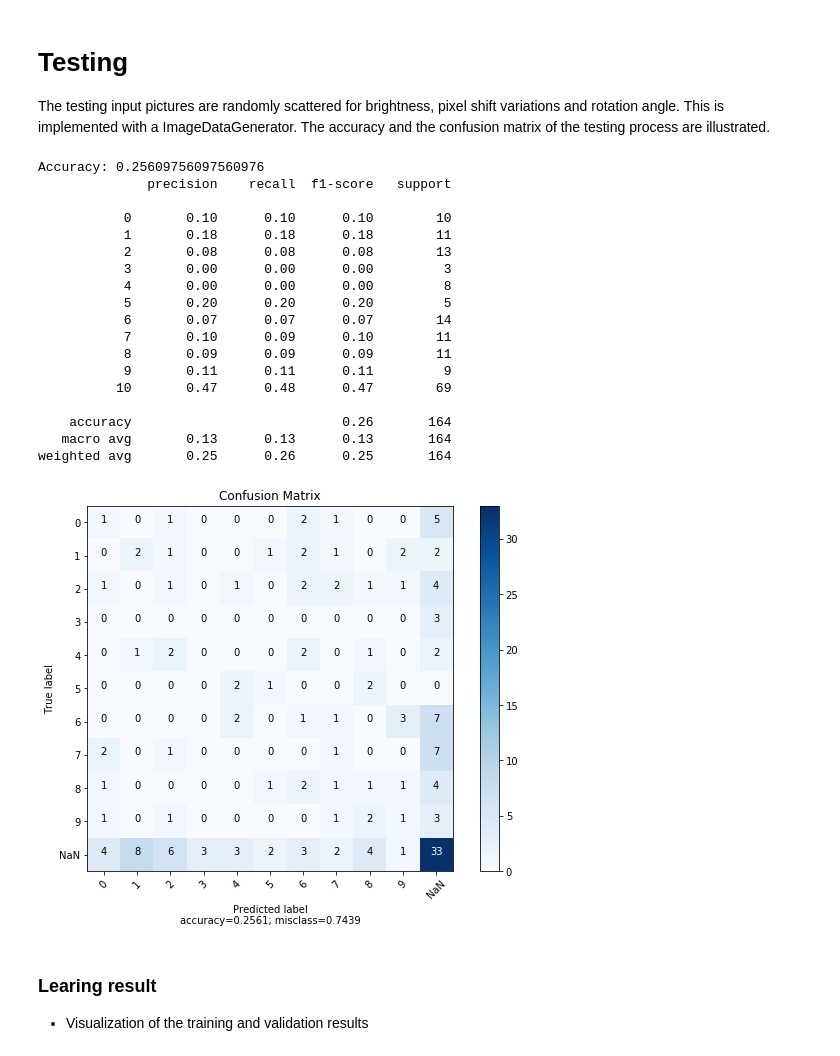
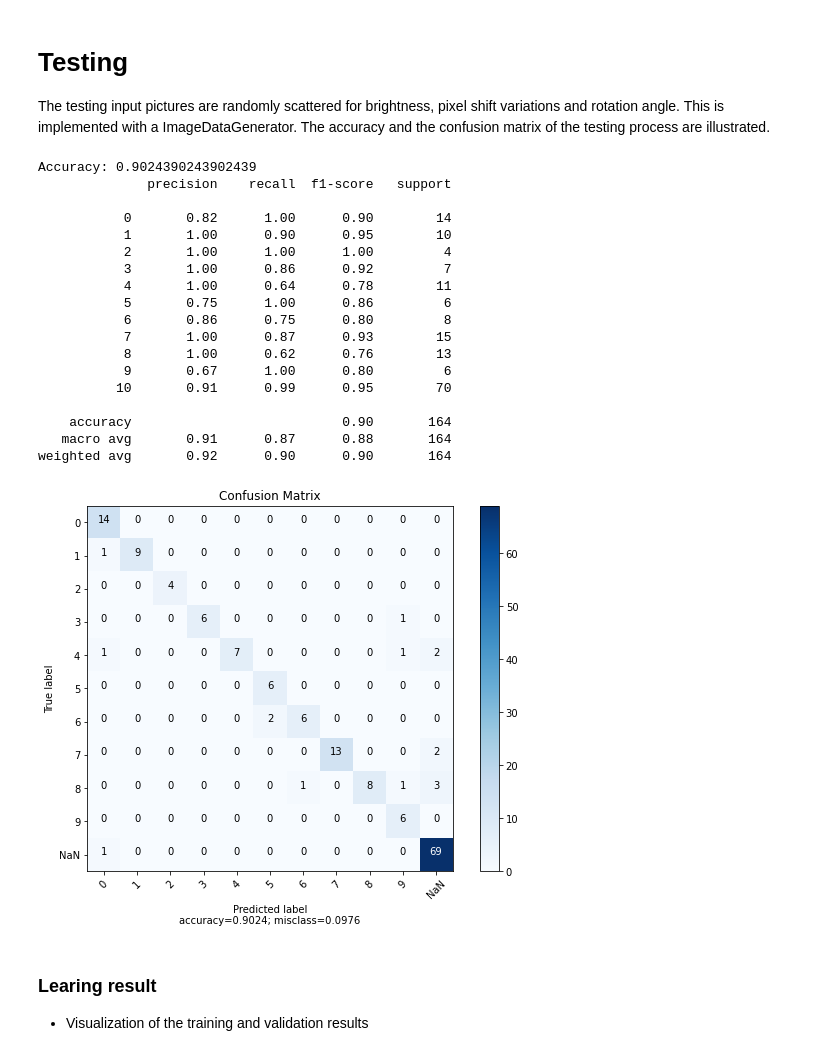
Before and after one commit to dmjimenezbravo/neural-network-digital-counter-readout, a Jupyter notebook: Train_CNN_Digital-Readout-Small-v3.ipynb, the cells around one changed output. Cells and saved outputs as stored; diff of their text form; code cells hidden in the pictures.

Commit message:
Update Train_CNN_Digital-Readout-Small-v3.ipynb
I have updated the notebook.

```diff
--- a/Train_CNN_Digital-Readout-Small-v3.ipynb
+++ b/Train_CNN_Digital-Readout-Small-v3.ipynb
@@ -239,6 +239,6 @@ if (Training_Percentage > 0):
     validation_iterator = datagen.flow(X_val, y_val, batch_size=Batch_Size)
     history = model.fit_generator(train_iterator, validation_data = validation_iterator, epochs = Epoch_Anz)
 else:
-    train_iterator = datagen.flow(x_data, y_data, batch_size=Batch_Size)
+    train_iterator = datagen.flow(x_train, y_train, batch_size=Batch_Size)
     history = model.fit_generator(train_iterator, epochs = Epoch_Anz)
 # %% [output]
@@ -266,35 +266,35 @@ The accuracy and the confusion matrix of the testing process are illustrated.
 # %%
 if (Testing_Percentage > 0):
     #class_names = ["0", "1", "2", "3", "4", "5", "6", "7", "8", "9", "NaN"]
-    test_iterator = datagen.flow(X_test, y_test, batch_size=Batch_Size)
-    y_pred = model.predict_generator(test_iterator)
-
+    #test_iterator = datagen.flow(X_test, y_test, batch_size=Batch_Size)
+    #y_pred = model.predict_generator(test_iterator)
+    y_pred = model.predict(X_test)
     print('Accuracy: ' + str(accuracy_score(np.argmax(y_test, axis=1), np.argmax(y_pred, axis=1))))
     print(classification_report(np.argmax(y_test, axis=1), np.argmax(y_pred, axis=1)))
     plot_confusion_matrix(cm           = confusion_matrix(np.argmax(y_test, axis=1), np.argmax(y_pred, axis=1)),
                       normalize    = False,
                       target_names = subdir,
                       title        = "Confusion Matrix")
 # %% [output]
-Accuracy: 0.25609756097560976
+Accuracy: 0.9024390243902439
               precision    recall  f1-score   support
 
-           0       0.10      0.10      0.10        10
-           1       0.18      0.18      0.18        11
-           2       0.08      0.08      0.08        13
-           3       0.00      0.00      0.00         3
-           4       0.00      0.00      0.00         8
-           5       0.20      0.20      0.20         5
-           6       0.07      0.07      0.07        14
-           7       0.10      0.09      0.10        11
-           8       0.09      0.09      0.09        11
-           9       0.11      0.11      0.11         9
-          10       0.47      0.48      0.47        69
+           0       0.82      1.00      0.90        14
+           1       1.00      0.90      0.95        10
+           2       1.00      1.00      1.00         4
+           3       1.00      0.86      0.92         7
+           4       1.00      0.64      0.78        11
+           5       0.75      1.00      0.86         6
+           6       0.86      0.75      0.80         8
+           7       1.00      0.87      0.93        15
+           8       1.00      0.62      0.76        13
+           9       0.67      1.00      0.80         6
+          10       0.91      0.99      0.95        70
 
-    accuracy                           0.26       164
-   macro avg       0.13      0.13      0.13       164
-weighted avg       0.25      0.26      0.25       164
+    accuracy                           0.90       164
+   macro avg       0.91      0.87      0.88       164
+weighted avg       0.92      0.90      0.90       164
-[figure, old version]
+[figure, new version]
 # %% [markdown]
 ### Learing result
 
```
Also changed, not shown: parts of 2 cells of this notebook.
